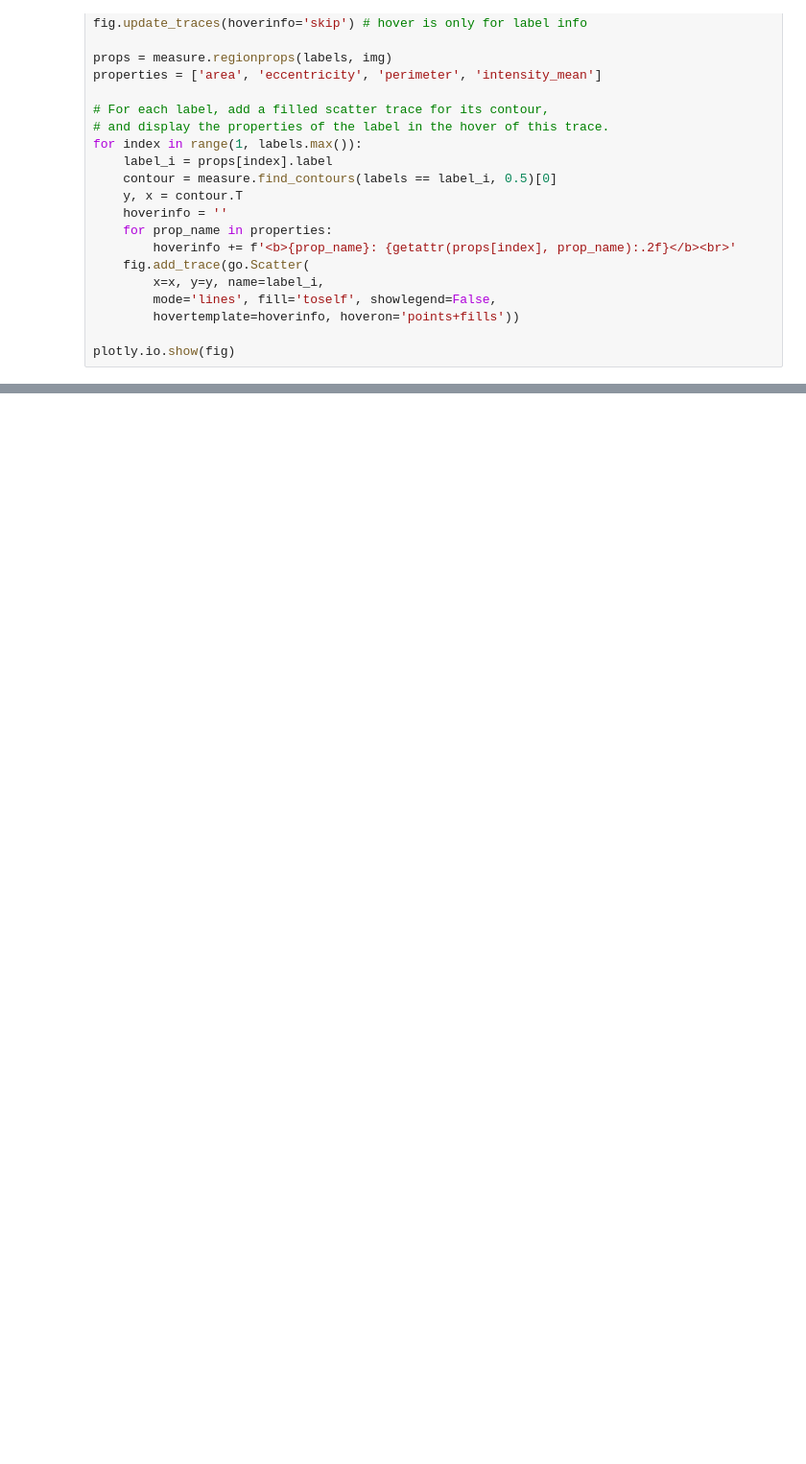
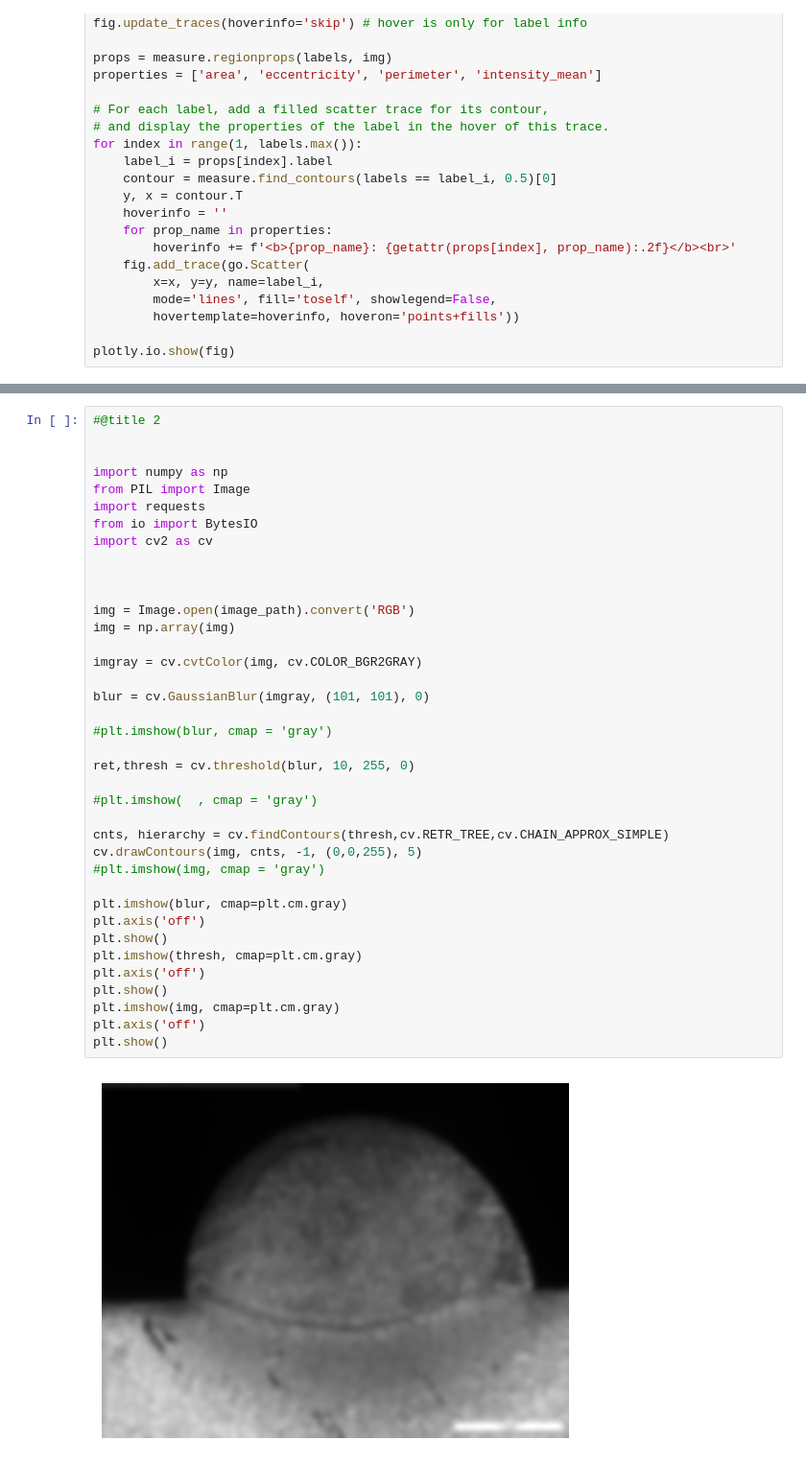
Before and after one commit to leoforner/Calc_diluicao_automatico, a Jupyter notebook: IC.ipynb, the cells around one changed output, grey strips where cells are left out. Shown at 96% size. Cells and saved outputs as stored; diff of their text form; blank space fills up the shorter version.

```diff
--- a/IC.ipynb
+++ b/IC.ipynb
@@ -497,0 +776,40 @@ plotly.io.show(fig)
+# %%
+#@title 2
+
+
+import numpy as np
+from PIL import Image
+import requests
+from io import BytesIO
+import cv2 as cv
+
+
+
+img = Image.open(image_path).convert('RGB')
+img = np.array(img)
+
+imgray = cv.cvtColor(img, cv.COLOR_BGR2GRAY)
+
+blur = cv.GaussianBlur(imgray, (101, 101), 0)
+
+#plt.imshow(blur, cmap = 'gray')
+
+ret,thresh = cv.threshold(blur, 10, 255, 0)
+
+#plt.imshow(  , cmap = 'gray')
+
+cnts, hierarchy = cv.findContours(thresh,cv.RETR_TREE,cv.CHAIN_APPROX_SIMPLE)
+cv.drawContours(img, cnts, -1, (0,0,255), 5)
+#plt.imshow(img, cmap = 'gray')
+
+plt.imshow(blur, cmap=plt.cm.gray)
+plt.axis('off')
+plt.show()
+plt.imshow(thresh, cmap=plt.cm.gray)
+plt.axis('off')
+plt.show()
+plt.imshow(img, cmap=plt.cm.gray)
+plt.axis('off')
+plt.show()
+# %% [output]
+[figure, added]
```
Also changed, not shown: parts of 35 cells of this notebook.
